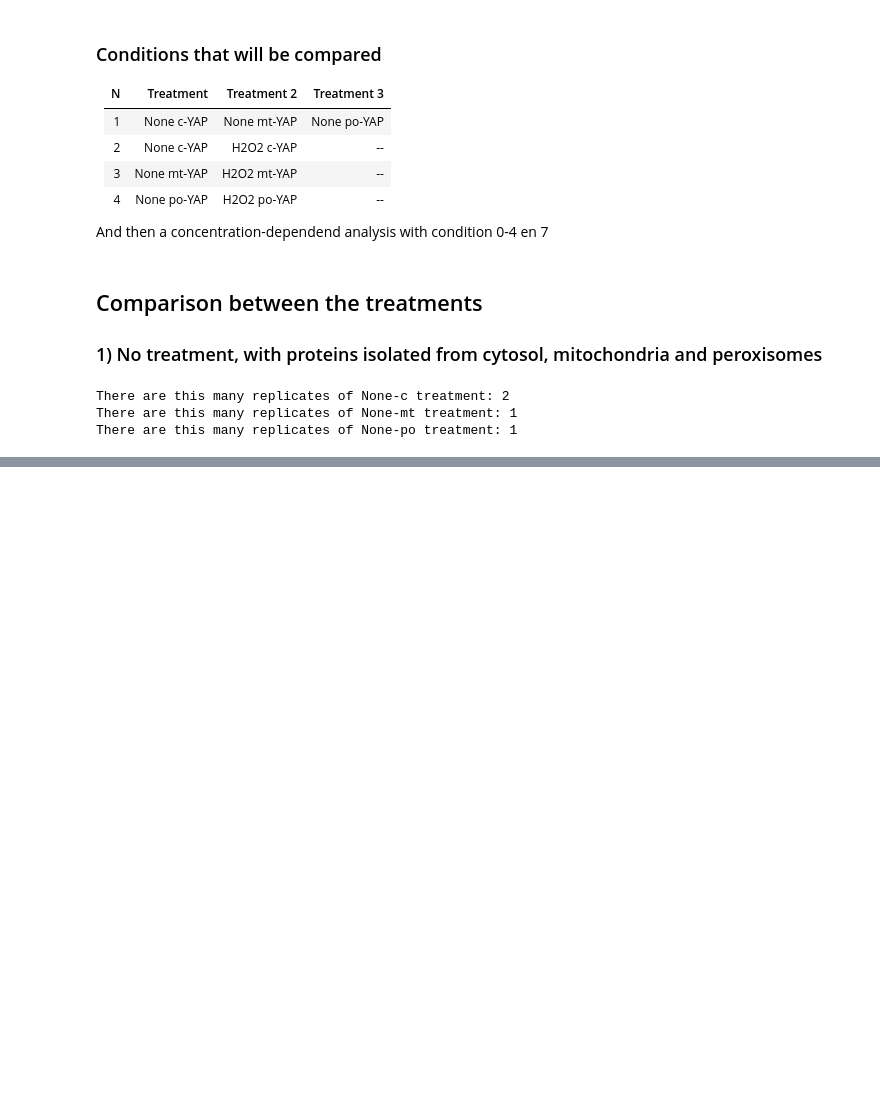
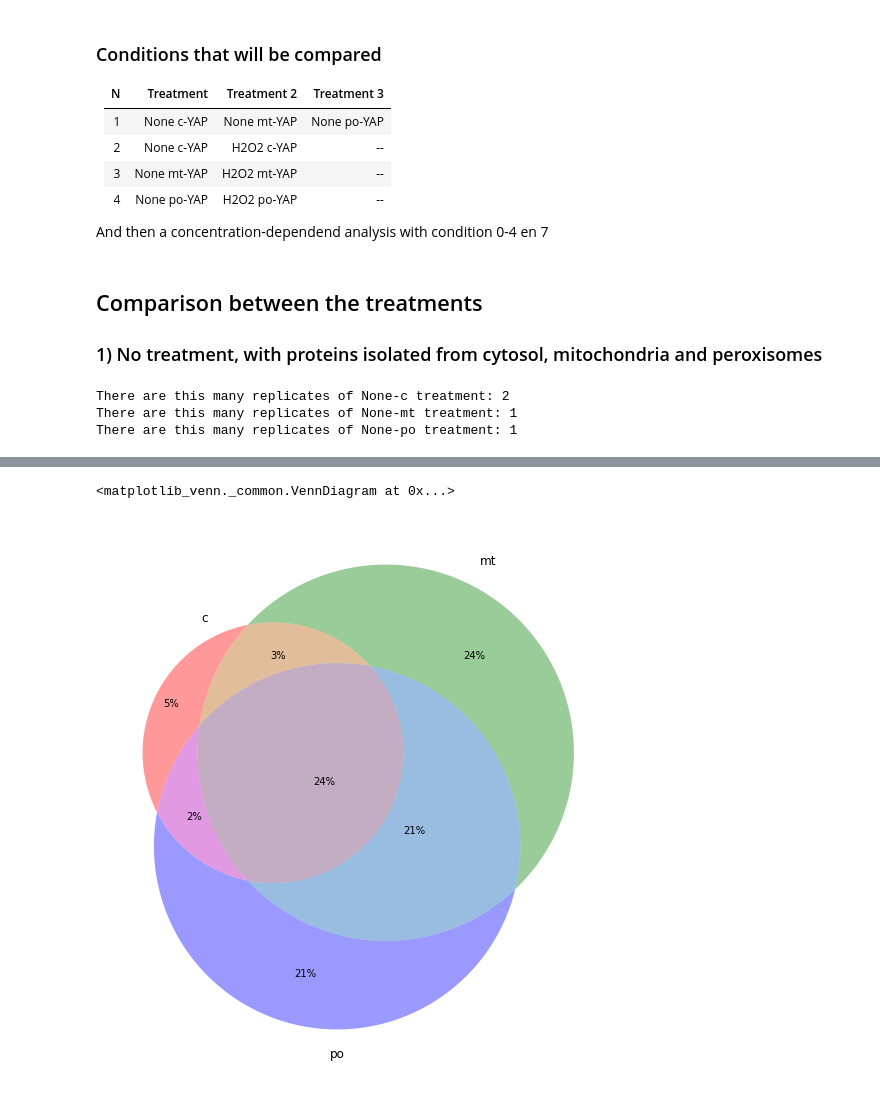
Before and after one commit to rodvrees/Master_Thesis, a Jupyter notebook: Project_analysis/PXD030782.ipynb, the cells around one changed output, grey strips where cells are left out. Saved outputs shown, nothing was run; the diff lists cells and outputs as text; code cells hidden in the pictures; blank space fills up the shorter version.

```diff
--- a/Project_analysis/PXD030782.ipynb
+++ b/Project_analysis/PXD030782.ipynb
@@ -91,0 +157,5 @@ Check this??
+# %%
+OA.condition_venn([Nonecrep,Nonemtrep,Noneporep], ["c", "mt", "po"])
+# %% [output]
+<matplotlib_venn._common.VennDiagram at 0x...>
+[figure, added]
```
Also changed, not shown: parts of 59 cells of this notebook, 7 other files.
